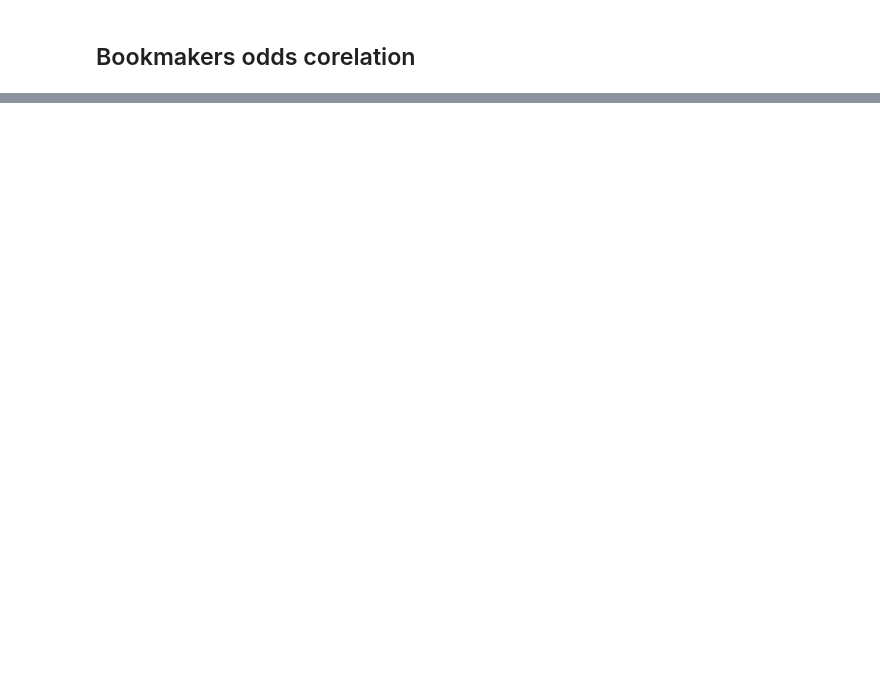
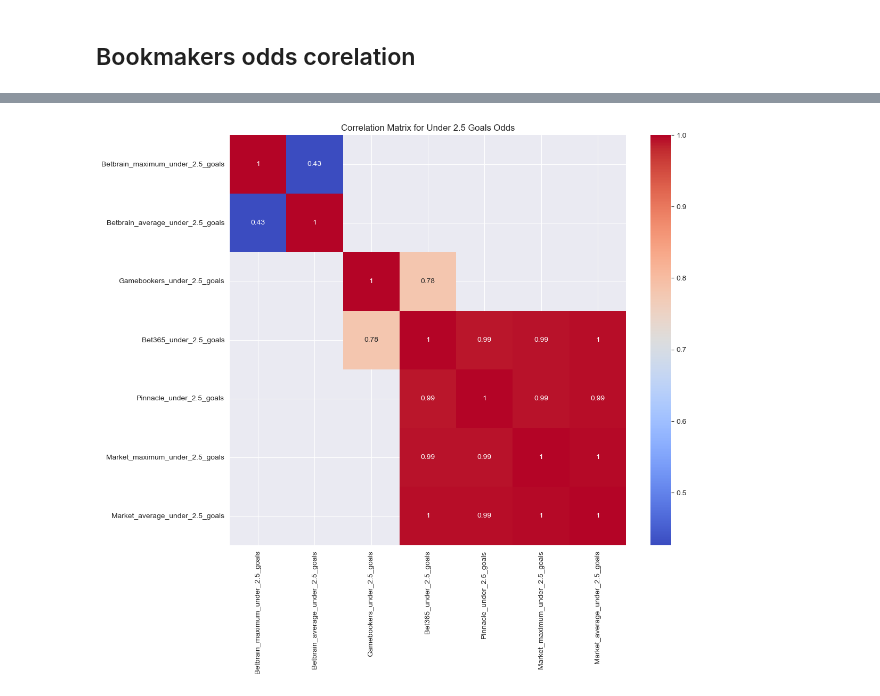
Before and after one commit to MaksimObukhov/football-predictor-ml, a Jupyter notebook: preprocessing.ipynb, the cells around one changed output, grey strips where cells are left out. Saved outputs shown, nothing was run; the diff lists cells and outputs as text; code cells hidden in the pictures; blank space fills up the shorter version.

```diff
--- a/preprocessing.ipynb
+++ b/preprocessing.ipynb
@@ -704,0 +765,19 @@ plt.show()
+# %%
+# Selecting under 2.5 goals odds from different bookmakers
+under_2_5_goals_columns = [
+    "Betbrain_maximum_under_2.5_goals", "Betbrain_average_under_2.5_goals",
+    "Gamebookers_under_2.5_goals", "Bet365_under_2.5_goals",
+    "Pinnacle_under_2.5_goals", "Market_maximum_under_2.5_goals",
+    "Market_average_under_2.5_goals"
+]
+
+# Compute the correlation matrix for under 2.5 goals odds
+correlation_matrix_under_2_5_goals = train_df[under_2_5_goals_columns].corr()
+
+# Generate a heatmap of the correlation matrix
+plt.figure(figsize=(12, 10))
+sns.heatmap(correlation_matrix_under_2_5_goals, annot=True, cmap='coolwarm')
+plt.title('Correlation Matrix for Under 2.5 Goals Odds')
+plt.show()
+# %% [output]
+[figure, added]
```
Also changed, not shown: parts of 17 cells of this notebook, 1 other file.
